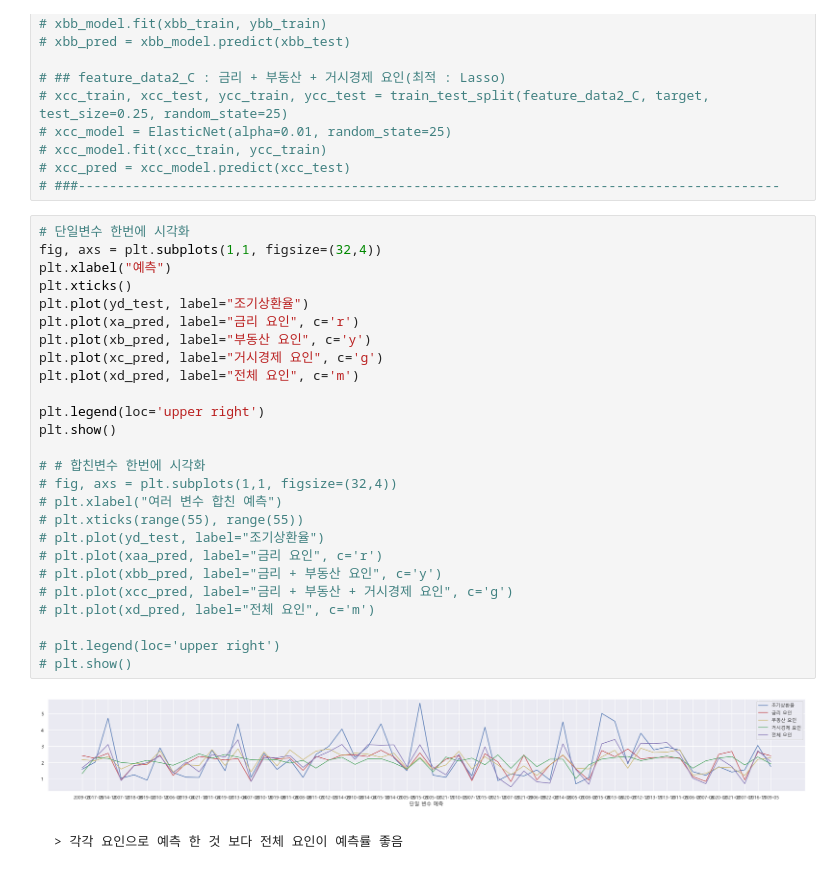
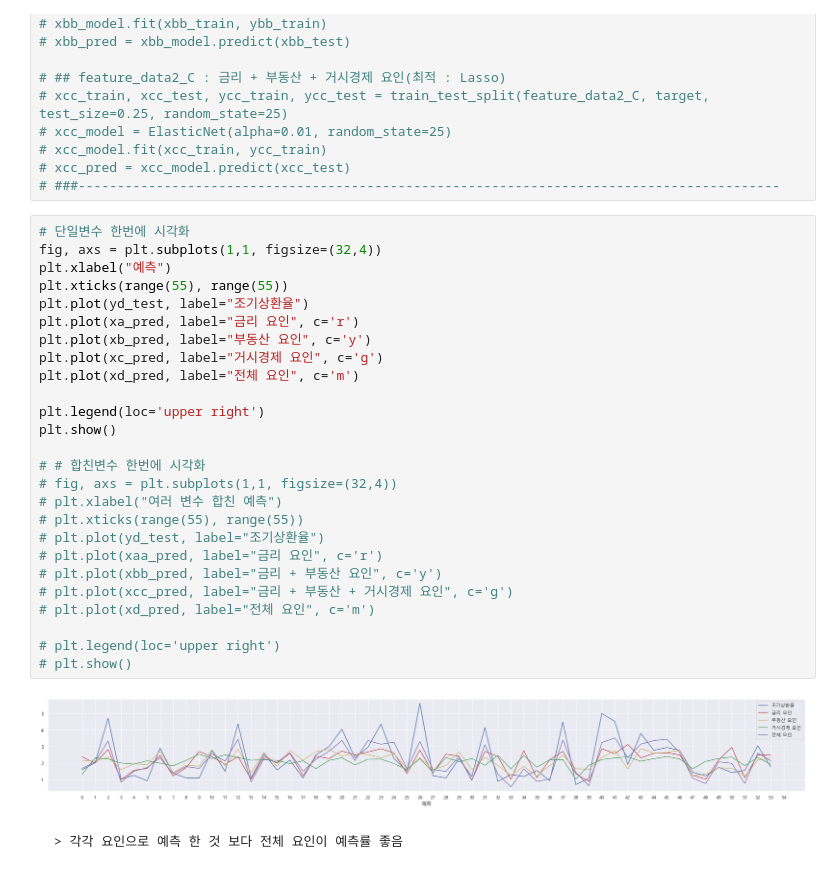
Before and after one commit to xxuvny/Project1_human, a Jupyter notebook: 02_분석 .ipynb, the cells around one changed output. Saved outputs shown, nothing was run; the diff lists cells and outputs as text.

```diff
--- a/02_분석 .ipynb
+++ b/02_분석 .ipynb
@@ -356,31 +341,31 @@ xc_pred = xc_model.predict(xc_test)
 # %%
 # 단일변수 한번에 시각화
 fig, axs = plt.subplots(1,1, figsize=(32,4))
 plt.xlabel("예측")
-plt.xticks()
+plt.xticks(range(55), range(55))
 plt.plot(yd_test, label="조기상환율")
 plt.plot(xa_pred, label="금리 요인", c='r')
 plt.plot(xb_pred, label="부동산 요인", c='y')
 plt.plot(xc_pred, label="거시경제 요인", c='g')
 plt.plot(xd_pred, label="전체 요인", c='m')
 
 plt.legend(loc='upper right')
 plt.show()
 
 # # 합친변수 한번에 시각화
 # fig, axs = plt.subplots(1,1, figsize=(32,4))
 # plt.xlabel("여러 변수 합친 예측")
 # plt.xticks(range(55), range(55))
 # plt.plot(yd_test, label="조기상환율")
 # plt.plot(xaa_pred, label="금리 요인", c='r')
 # plt.plot(xbb_pred, label="금리 + 부동산 요인", c='y')
 # plt.plot(xcc_pred, label="금리 + 부동산 + 거시경제 요인", c='g')
 # plt.plot(xd_pred, label="전체 요인", c='m')
 
 # plt.legend(loc='upper right')
 # plt.show()
 # %% [output]
-[figure, old version]
+[figure, new version]
 # %% [markdown]
     > 각각 요인으로 예측 한 것 보다 전체 요인이 예측률 좋음
 # %%
```
Also changed, not shown: parts of 26 cells of this notebook, 2 other files.
